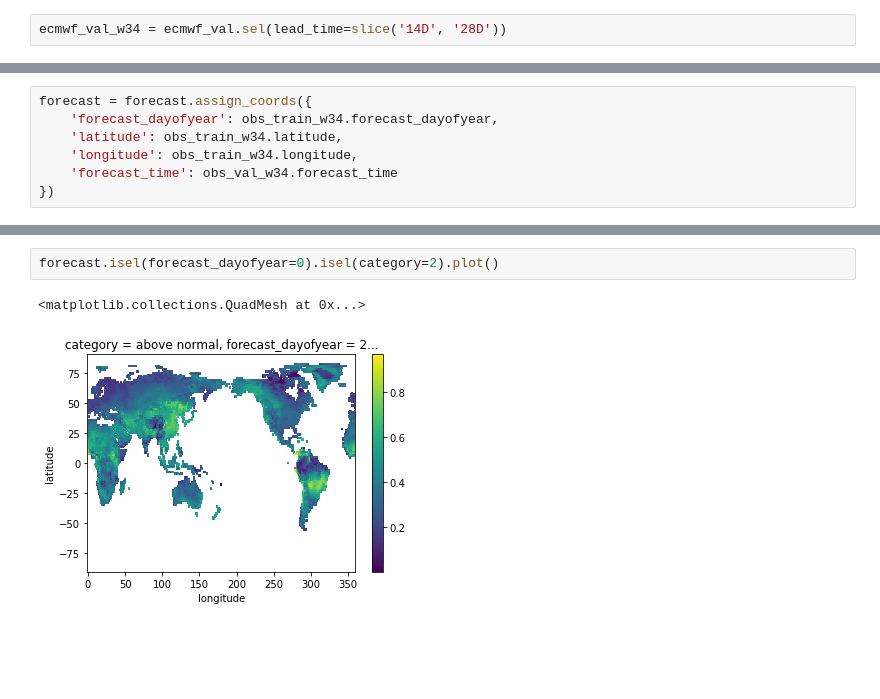
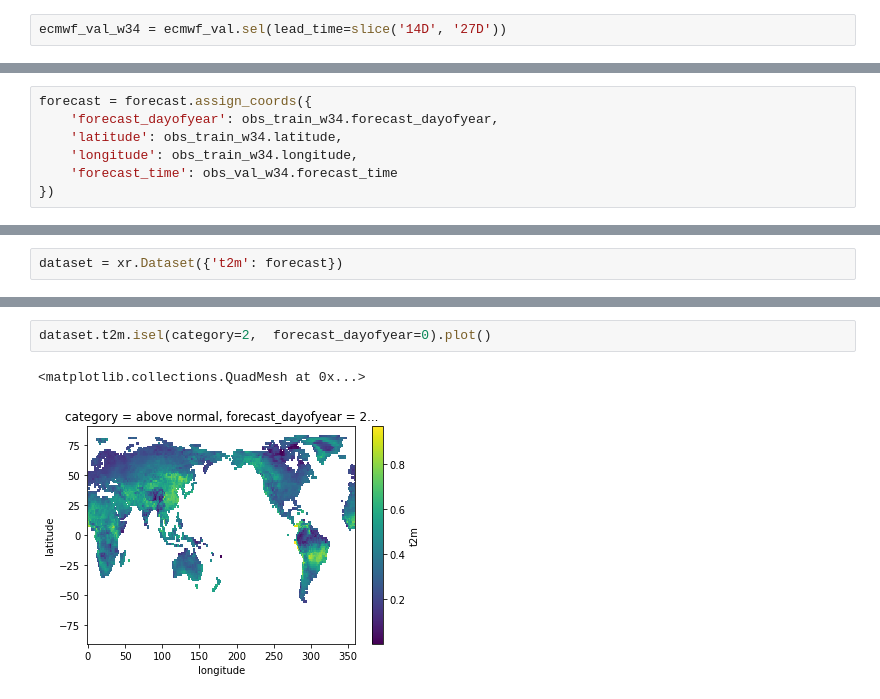
Before and after one commit to crim-ca/crims2s, a Jupyter notebook: notebooks/debias-ecmwf.ipynb, the cells around one changed output, grey strips where cells are left out. Saved outputs shown, nothing was run; the diff lists cells and outputs as text; blank space fills up the shorter version.

```diff
--- a/notebooks/debias-ecmwf.ipynb
+++ b/notebooks/debias-ecmwf.ipynb
@@ -435,4 +511,4 @@ ecmwf_train_bias_week34.isel(forecast_dayofyear=10).t2m.plot()
 <matplotlib.collections.QuadMesh at 0x...>
 [figure]
 # %%
-ecmwf_val_w34 = ecmwf_val.sel(lead_time=slice('14D', '28D'))
+ecmwf_val_w34 = ecmwf_val.sel(lead_time=slice('14D', '27D'))
@@ -788,0 +933,2 @@ array([[[[[nan, nan, nan, ..., nan, nan, nan],
+# %%
+dataset = xr.Dataset({'t2m': forecast})
@@ -789,5 +949,5 @@ array([[[[[nan, nan, nan, ..., nan, nan, nan],
 # %%
-forecast.isel(forecast_dayofyear=0).isel(category=2).plot()
+dataset.t2m.isel(category=2,  forecast_dayofyear=0).plot()
 # %% [output]
 <matplotlib.collections.QuadMesh at 0x...>
-[figure, old version]
+[figure, new version]
```
Also changed, not shown: parts of 12 cells of this notebook, 4 other files.
